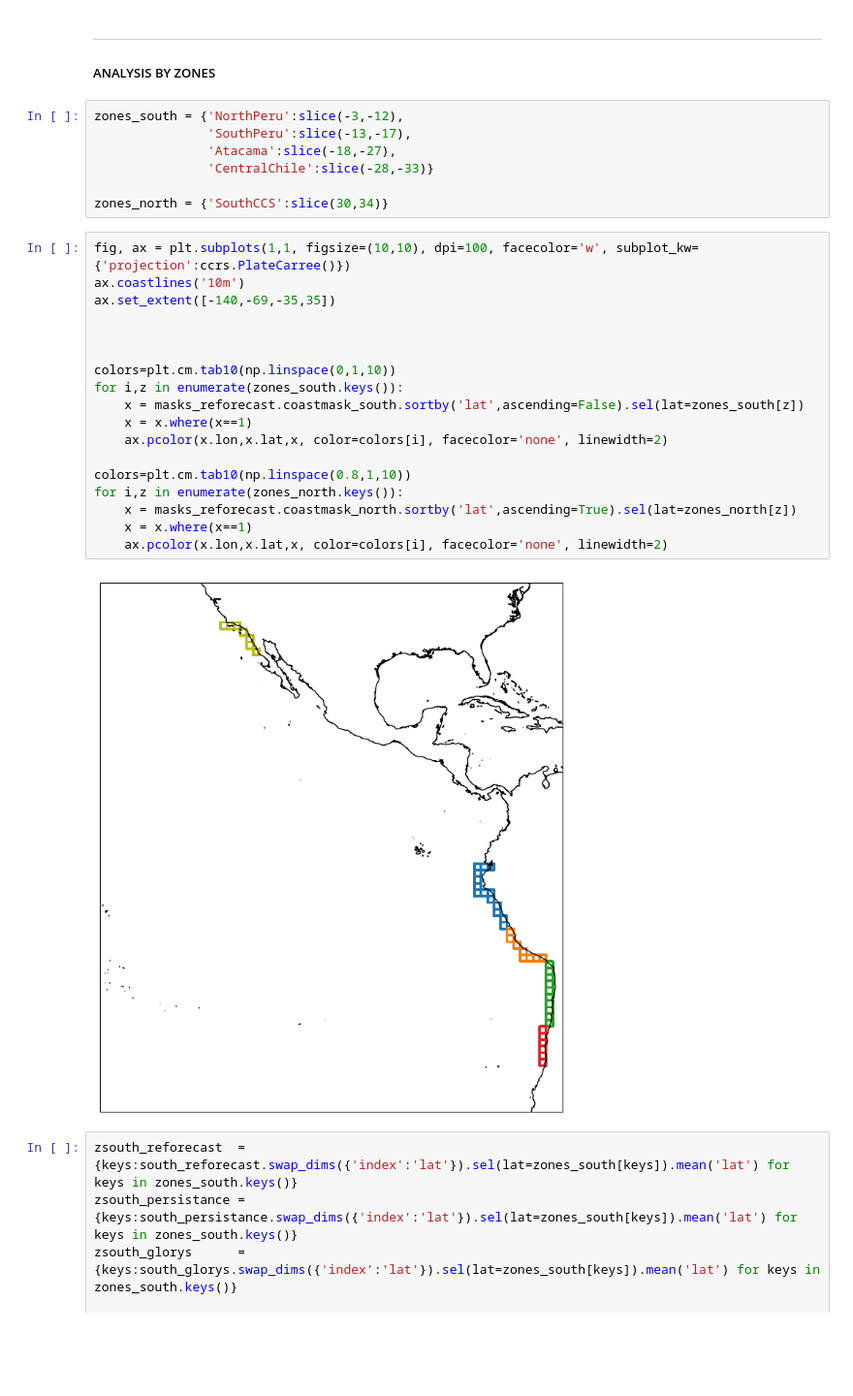
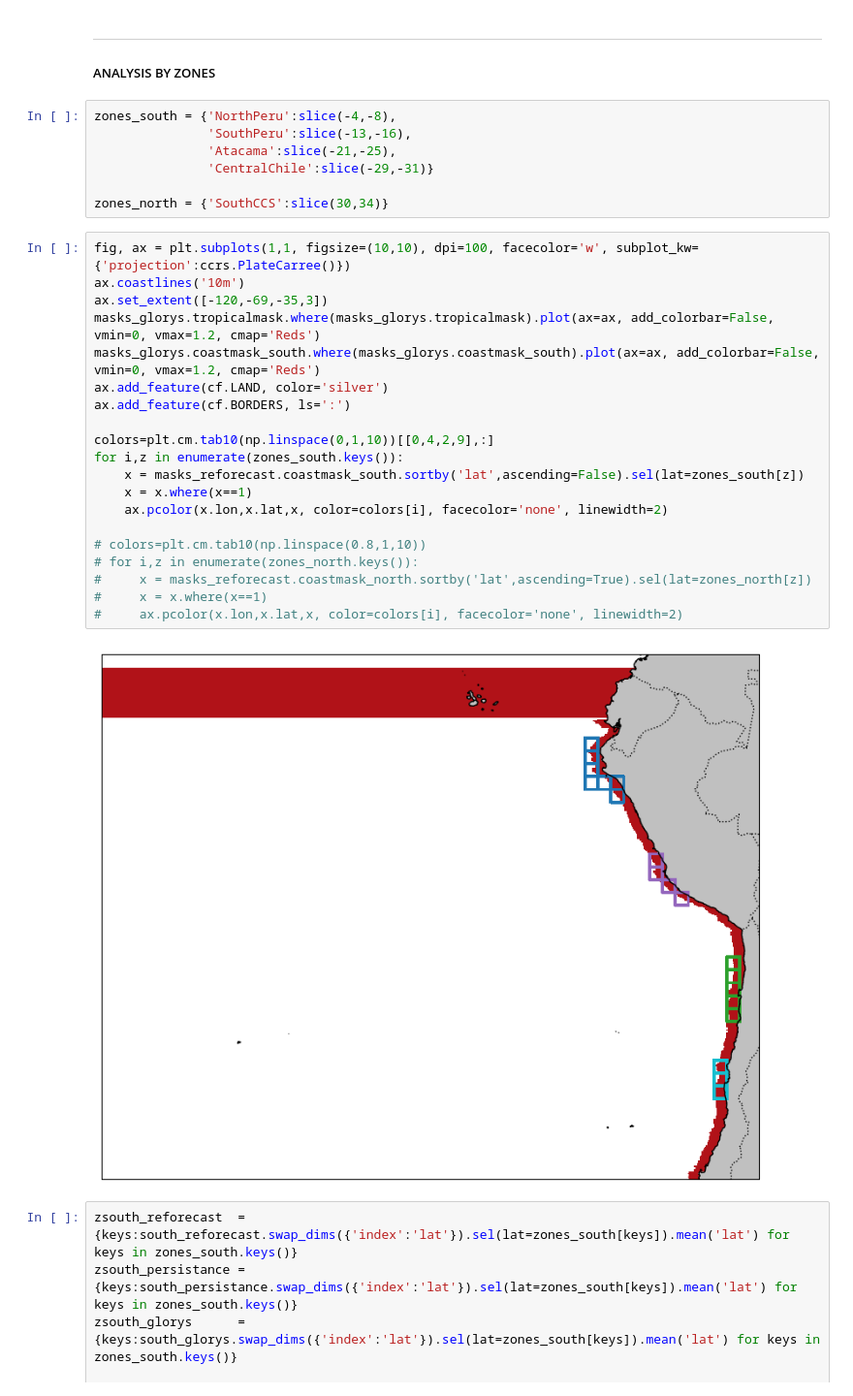
Before and after one commit to lucasglasner/S2S_CEAZA, a Jupyter notebook: forecastskillbyzone.ipynb, the cells around one changed output. Shown at 97% size. Cells and saved outputs as stored; diff of their text form; blank space fills up the shorter version.

```diff
--- a/forecastskillbyzone.ipynb
+++ b/forecastskillbyzone.ipynb
@@ -225,32 +226,34 @@ Text(0.5, 1.0, 'T300 ANOMALY \n\n')
 
 ##### ANALYSIS BY ZONES
 # %%
-zones_south = {'NorthPeru':slice(-3,-12),
-               'SouthPeru':slice(-13,-17),
-               'Atacama':slice(-18,-27),
-               'CentralChile':slice(-28,-33)}
+zones_south = {'NorthPeru':slice(-4,-8),
+               'SouthPeru':slice(-13,-16),
+               'Atacama':slice(-21,-25),
+               'CentralChile':slice(-29,-31)}
 
 zones_north = {'SouthCCS':slice(30,34)}
 # %%
 fig, ax = plt.subplots(1,1, figsize=(10,10), dpi=100, facecolor='w', subplot_kw={'projection':ccrs.PlateCarree()})
 ax.coastlines('10m')
-ax.set_extent([-140,-69,-35,35])
+ax.set_extent([-120,-69,-35,3])
+masks_glorys.tropicalmask.where(masks_glorys.tropicalmask).plot(ax=ax, add_colorbar=False, vmin=0, vmax=1.2, cmap='Reds')
+masks_glorys.coastmask_south.where(masks_glorys.coastmask_south).plot(ax=ax, add_colorbar=False, vmin=0, vmax=1.2, cmap='Reds')
+ax.add_feature(cf.LAND, color='silver')
+ax.add_feature(cf.BORDERS, ls=':')
 
-
-
-colors=plt.cm.tab10(np.linspace(0,1,10))
+colors=plt.cm.tab10(np.linspace(0,1,10))[[0,4,2,9],:]
 for i,z in enumerate(zones_south.keys()):
     x = masks_reforecast.coastmask_south.sortby('lat',ascending=False).sel(lat=zones_south[z])
     x = x.where(x==1)
     ax.pcolor(x.lon,x.lat,x, color=colors[i], facecolor='none', linewidth=2)
 
-colors=plt.cm.tab10(np.linspace(0.8,1,10))
-for i,z in enumerate(zones_north.keys()):
-    x = masks_reforecast.coastmask_north.sortby('lat',ascending=True).sel(lat=zones_north[z])
-    x = x.where(x==1)
-    ax.pcolor(x.lon,x.lat,x, color=colors[i], facecolor='none', linewidth=2)
+# colors=plt.cm.tab10(np.linspace(0.8,1,10))
+# for i,z in enumerate(zones_north.keys()):
+#     x = masks_reforecast.coastmask_north.sortby('lat',ascending=True).sel(lat=zones_north[z])
+#     x = x.where(x==1)
+#     ax.pcolor(x.lon,x.lat,x, color=colors[i], facecolor='none', linewidth=2)
 # %% [output]
-[figure, old version]
+[figure, new version]
 # %%
 zsouth_reforecast  = {keys:south_reforecast.swap_dims({'index':'lat'}).sel(lat=zones_south[keys]).mean('lat') for keys in zones_south.keys()}
 zsouth_persistance = {keys:south_persistance.swap_dims({'index':'lat'}).sel(lat=zones_south[keys]).mean('lat') for keys in zones_south.keys()}
```
Also changed, not shown: parts of 11 cells of this notebook, 5 other files.
